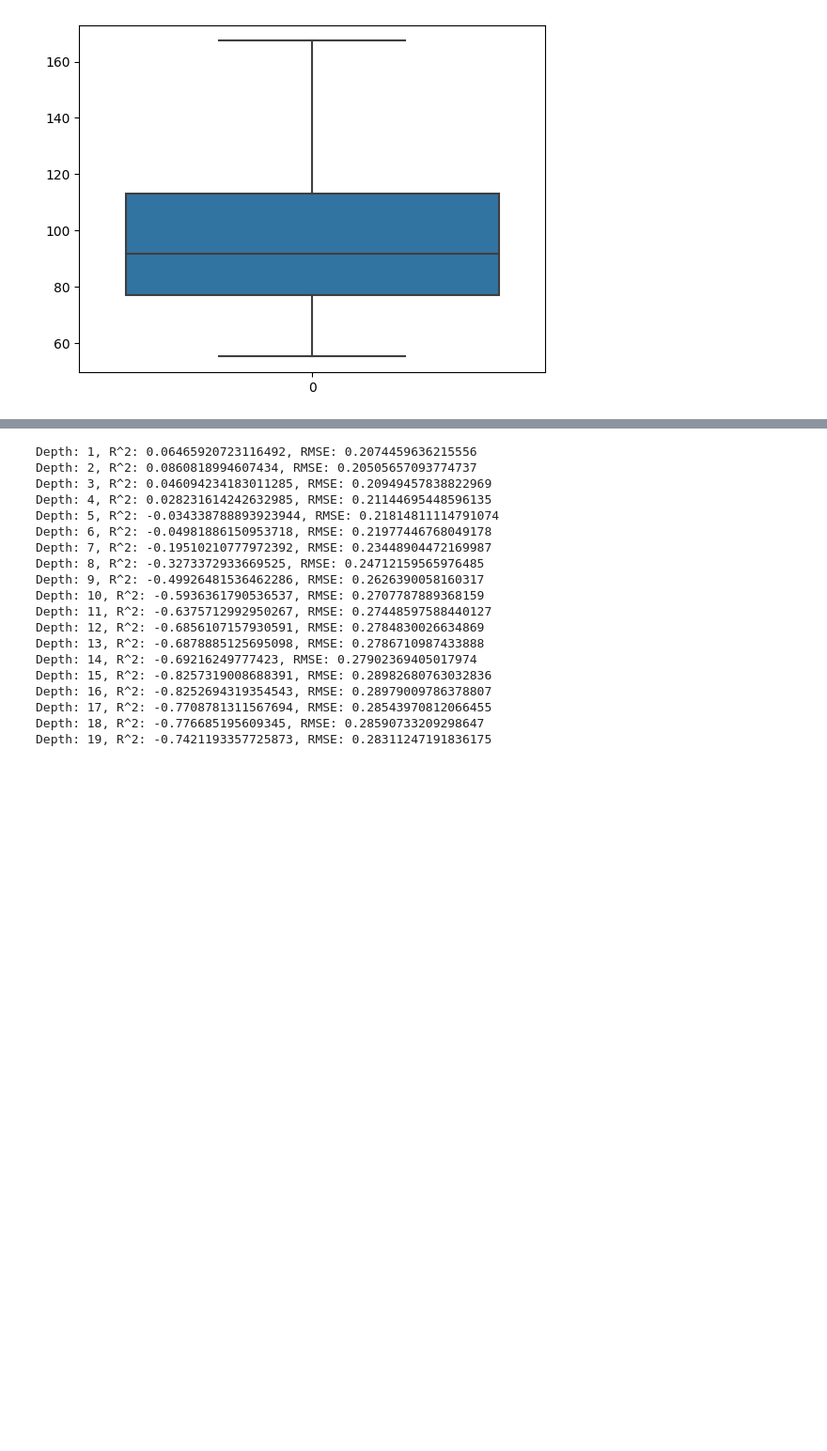
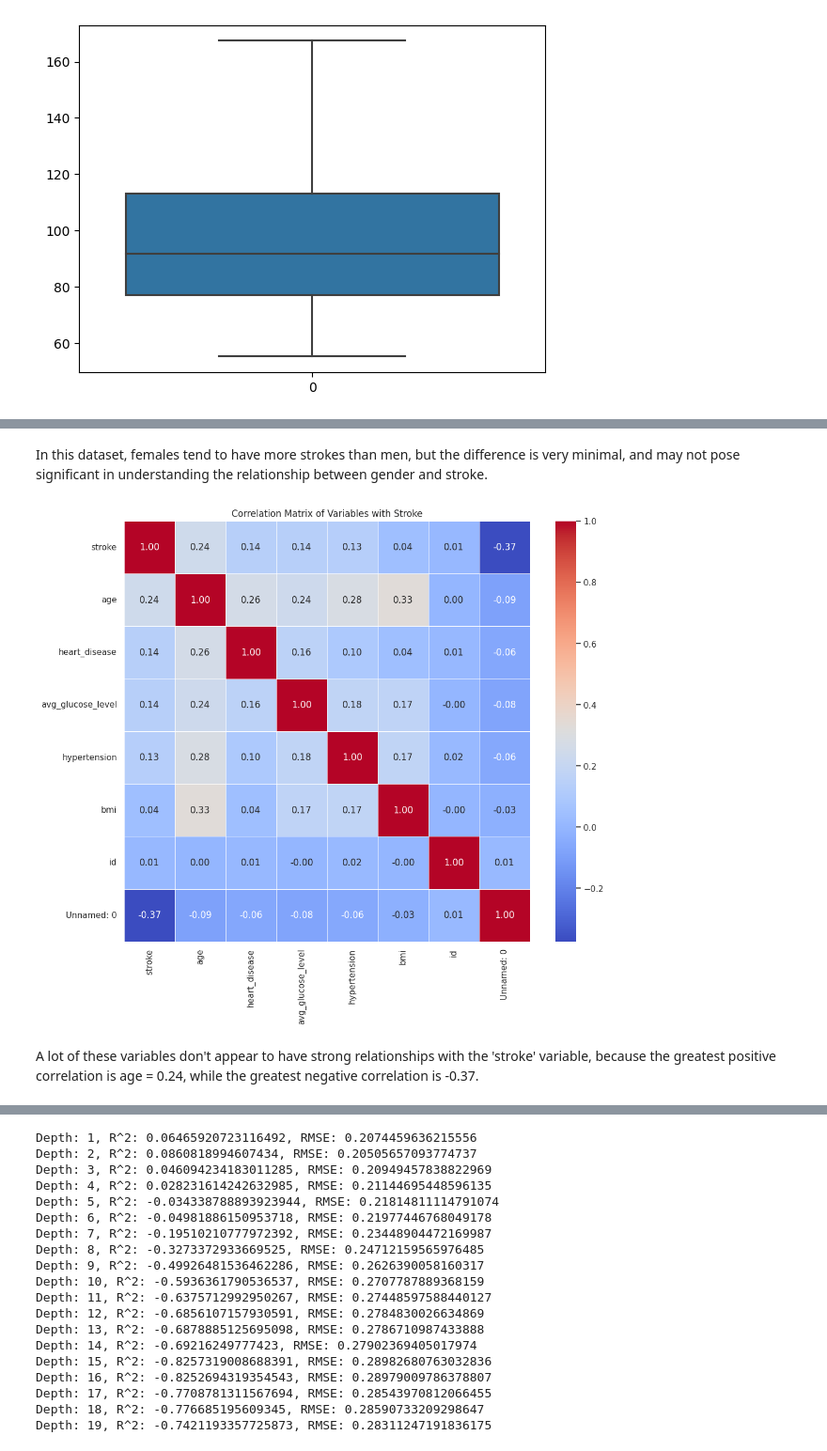
Before and after one commit to manaswinit26/group19, a Jupyter notebook: project_2/Project2.ipynb, the cells around one changed output, grey strips where cells are left out. Shown at 94% size. Cells and saved outputs as stored; diff of their text form; code cells hidden in the pictures; blank space fills up the shorter version.

```diff
--- a/project_2/Project2.ipynb
+++ b/project_2/Project2.ipynb
@@ -234,0 +289,21 @@ plt.show()
+# %% [markdown]
+In this dataset, females tend to have more strokes than men, but the difference is very minimal, and may not pose significant in understanding the relationship between gender and stroke.
+# %%
+import pandas as pd
+import seaborn as sns
+import matplotlib.pyplot as plt
+
+correlation_with_stroke = df_train.corr()['stroke'].sort_values(ascending=False)
+correlation_matrix = df_train[correlation_with_stroke.index].corr()
+
+plt.figure(figsize=(12, 10))
+
+sns.heatmap(correlation_matrix, annot=True, cmap='coolwarm', fmt='.2f', linewidths=.5)
+
+plt.title('Correlation Matrix of Variables with Stroke')
+
+plt.show()
+# %% [output]
+[figure, added]
+# %% [markdown]
+A lot of these variables don't appear to have strong relationships with the 'stroke' variable, because the greatest positive correlation is age = 0.24, while the greatest negative correlation is -0.37.
```
Also changed, not shown: parts of 10 cells of this notebook.
